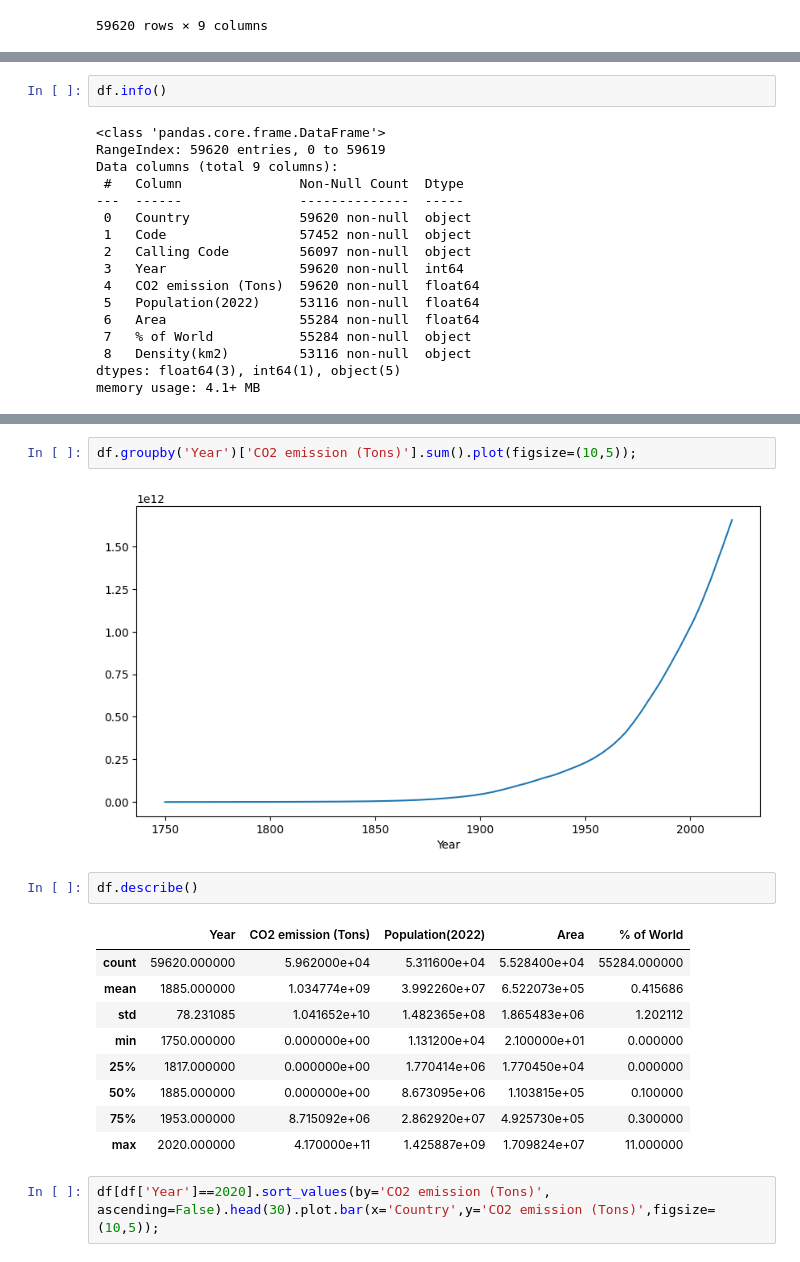
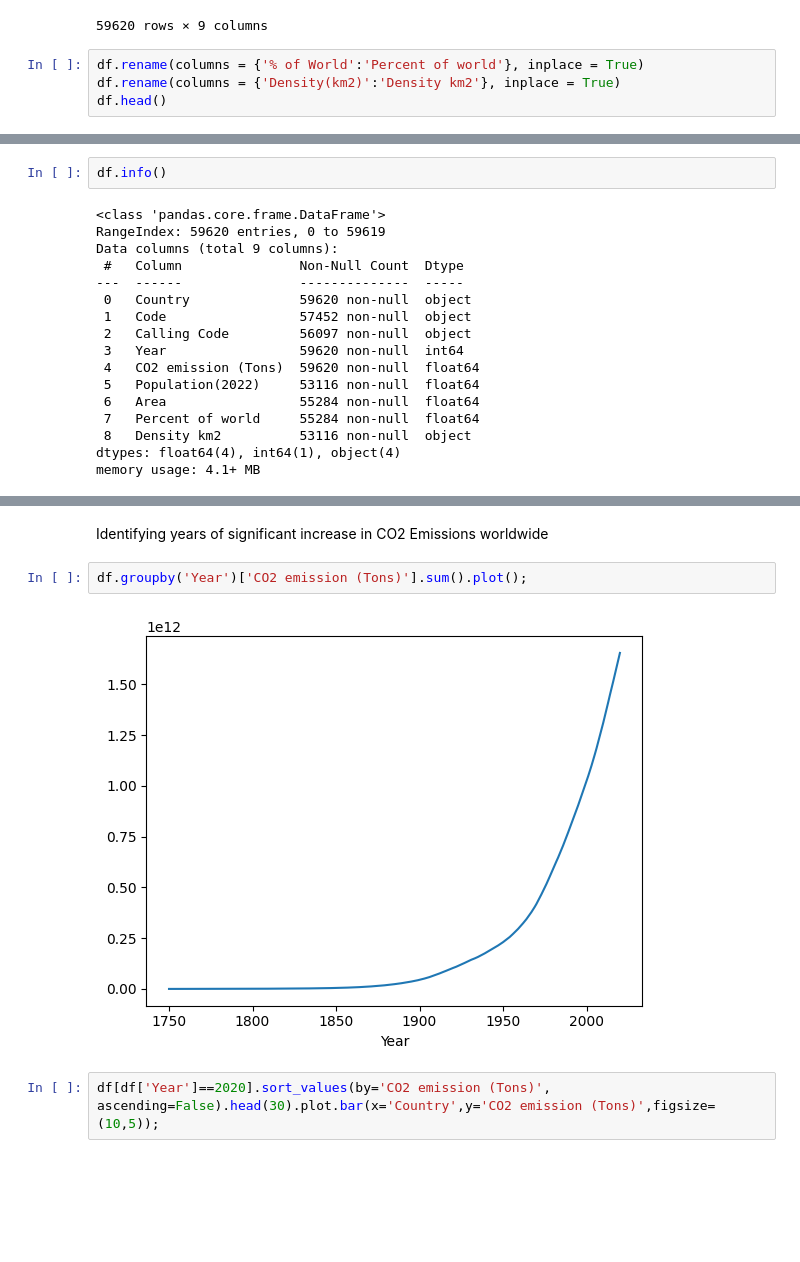
Before and after one commit to DanielBrechner/World-CO2-Emissions-Analysis, a Jupyter notebook: app.ipynb, the cells around one changed output, grey strips where cells are left out. Drawn from its saved outputs; the diff is of its cells as text; blank space fills up the shorter version.

```diff
--- a/app.ipynb
+++ b/app.ipynb
@@ -19,3 +19,7 @@ df
 | 59618 | Zimbabwe | ZW | 263 | 2019 | 768852126.0 | 16320537.0 | 390757.0 | 0.30% | ... |
 | 59619 | Zimbabwe | ZW | 263 | 2020 | 779383468.0 | 16320537.0 | 390757.0 | 0.30% | ... |
 59620 rows × 9 columns
+# %%
+df.rename(columns = {'% of World':'Percent of world'}, inplace = True)
+df.rename(columns = {'Density(km2)':'Density km2'}, inplace = True)
+df.head()
@@ -34,9 +45,9 @@ Data columns (total 9 columns):
  4   CO2 emission (Tons)  59620 non-null  float64
  5   Population(2022)     53116 non-null  float64
  6   Area                 55284 non-null  float64
- 7   % of World           55284 non-null  object
- 8   Density(km2)         53116 non-null  object
-dtypes: float64(3), int64(1), object(5)
+ 7   Percent of world     55284 non-null  float64
+ 8   Density km2          53116 non-null  object
+dtypes: float64(4), int64(1), object(4)
 memory usage: 4.1+ MB
 # %%
 df.head()
@@ -47,22 +58,12 @@ df.head()
 | 2 | Afghanistan | AF | 93 | 1752 | 0.0 | 41128771.0 | 652230.0 | 0.40% | ... |
 | 3 | Afghanistan | AF | 93 | 1753 | 0.0 | 41128771.0 | 652230.0 | 0.40% | ... |
 | 4 | Afghanistan | AF | 93 | 1754 | 0.0 | 41128771.0 | 652230.0 | 0.40% | ... |
+# %% [markdown]
+Identifying years of significant increase in CO2 Emissions worldwide
 # %%
-df.groupby('Year')['CO2 emission (Tons)'].sum().plot(figsize=(10,5));
+df.groupby('Year')['CO2 emission (Tons)'].sum().plot();
 # %% [output]
-[figure, old version]
+[figure, new version]
-# %%
-df.describe()
-# %% [output]
-|  | Year | CO2 emission (Tons) | Population(2022) | Area | % of World |
-| count | 59620.000000 | 5.962000e+04 | 5.311600e+04 | 5.528400e+04 | 55284.000000 |
-| mean | 1885.000000 | 1.034774e+09 | 3.992260e+07 | 6.522073e+05 | 0.415686 |
-| std | 78.231085 | 1.041652e+10 | 1.482365e+08 | 1.865483e+06 | 1.202112 |
-| min | 1750.000000 | 0.000000e+00 | 1.131200e+04 | 2.100000e+01 | 0.000000 |
-| 25% | 1817.000000 | 0.000000e+00 | 1.770414e+06 | 1.770450e+04 | 0.000000 |
-| 50% | 1885.000000 | 0.000000e+00 | 8.673095e+06 | 1.103815e+05 | 0.100000 |
-| 75% | 1953.000000 | 8.715092e+06 | 2.862920e+07 | 4.925730e+05 | 0.300000 |
-| max | 2020.000000 | 4.170000e+11 | 1.425887e+09 | 1.709824e+07 | 11.000000 |
 # %%
 df[df['Year']==2020].sort_values(by='CO2 emission (Tons)', ascending=False).head(30).plot.bar(x='Country',y='CO2 emission (Tons)',figsize=(10,5));
 # %% [output]
```
Also changed, not shown: parts of 5 cells of this notebook.
